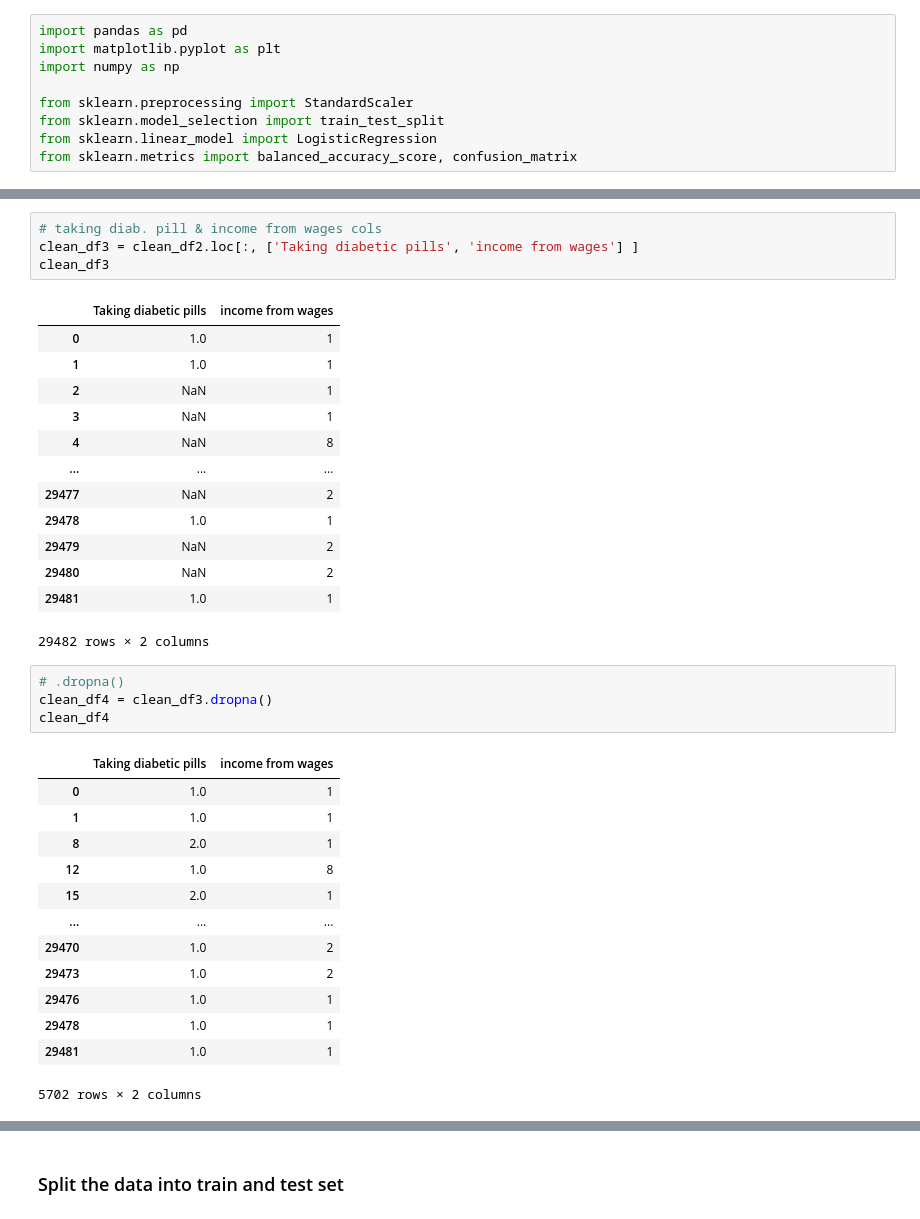
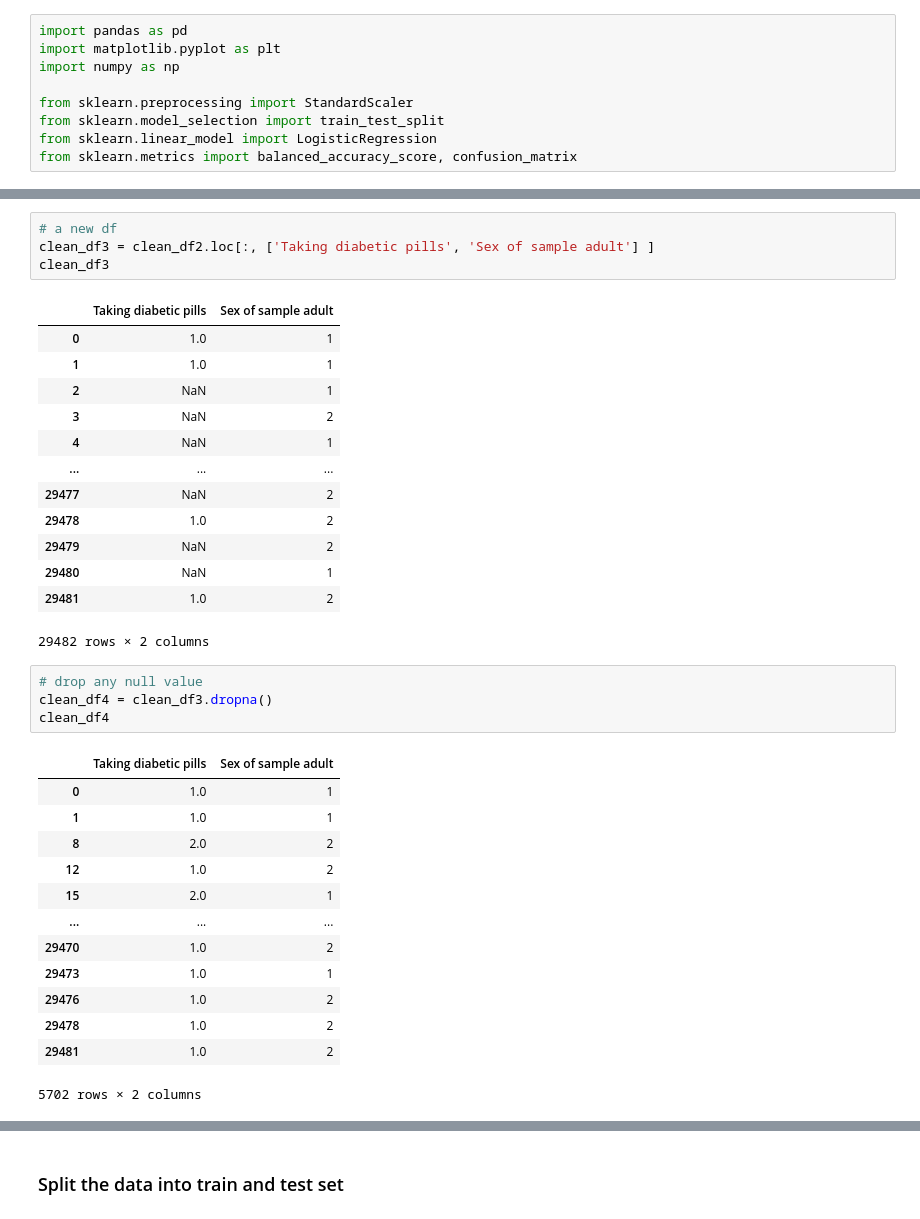
Before and after one commit to amyylin1/Drops_of_Jupyter, a Jupyter notebook: cleaned3.ipynb, the cells around one changed output, grey strips where cells are left out. Drawn from its saved outputs; the diff is of its cells as text.

```diff
--- a/cleaned3.ipynb
+++ b/cleaned3.ipynb
@@ -27,37 +99,37 @@ clean_df2.head()
 # %%
-# taking diab. pill & income from wages cols
-clean_df3 = clean_df2.loc[:, ['Taking diabetic pills', 'income from wages'] ]
+# a new df
+clean_df3 = clean_df2.loc[:, ['Taking diabetic pills', 'Sex of sample adult'] ]
 clean_df3
 # %% [output]
-|  | Taking diabetic pills | income from wages |
+|  | Taking diabetic pills | Sex of sample adult |
 | 0 | 1.0 | 1 |
 | 1 | 1.0 | 1 |
 | 2 | NaN | 1 |
-| 3 | NaN | 1 |
-| 4 | NaN | 8 |
+| 3 | NaN | 2 |
+| 4 | NaN | 1 |
 | ... | ... | ... |
 | 29477 | NaN | 2 |
-| 29478 | 1.0 | 1 |
+| 29478 | 1.0 | 2 |
 | 29479 | NaN | 2 |
-| 29480 | NaN | 2 |
-| 29481 | 1.0 | 1 |
+| 29480 | NaN | 1 |
+| 29481 | 1.0 | 2 |
 29482 rows × 2 columns
 # %%
-# .dropna()
+# drop any null value
 clean_df4 = clean_df3.dropna()
 clean_df4
 # %% [output]
-|  | Taking diabetic pills | income from wages |
+|  | Taking diabetic pills | Sex of sample adult |
 | 0 | 1.0 | 1 |
 | 1 | 1.0 | 1 |
-| 8 | 2.0 | 1 |
-| 12 | 1.0 | 8 |
+| 8 | 2.0 | 2 |
+| 12 | 1.0 | 2 |
 | 15 | 2.0 | 1 |
 | ... | ... | ... |
 | 29470 | 1.0 | 2 |
-| 29473 | 1.0 | 2 |
-| 29476 | 1.0 | 1 |
-| 29478 | 1.0 | 1 |
-| 29481 | 1.0 | 1 |
+| 29473 | 1.0 | 1 |
+| 29476 | 1.0 | 2 |
+| 29478 | 1.0 | 2 |
+| 29481 | 1.0 | 2 |
 5702 rows × 2 columns
 # %%
```
Also changed, not shown: parts of 42 cells of this notebook.
